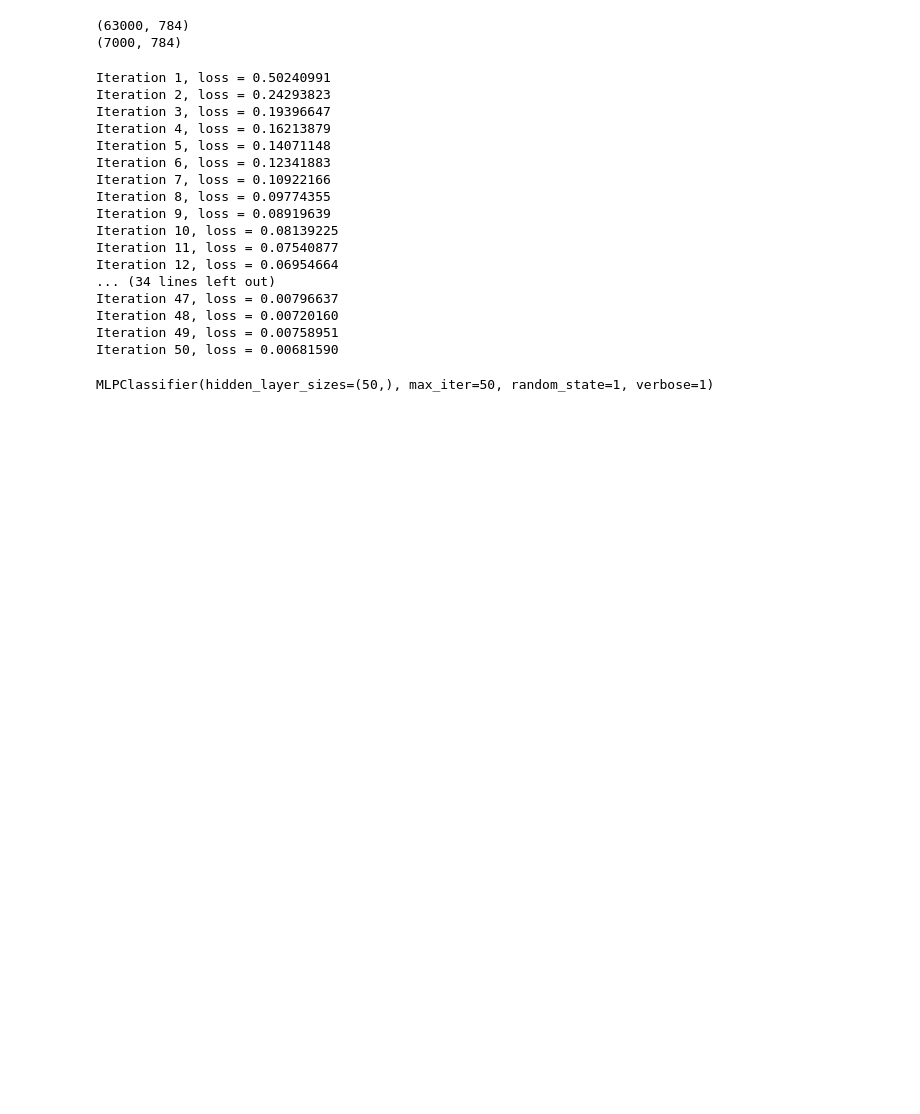
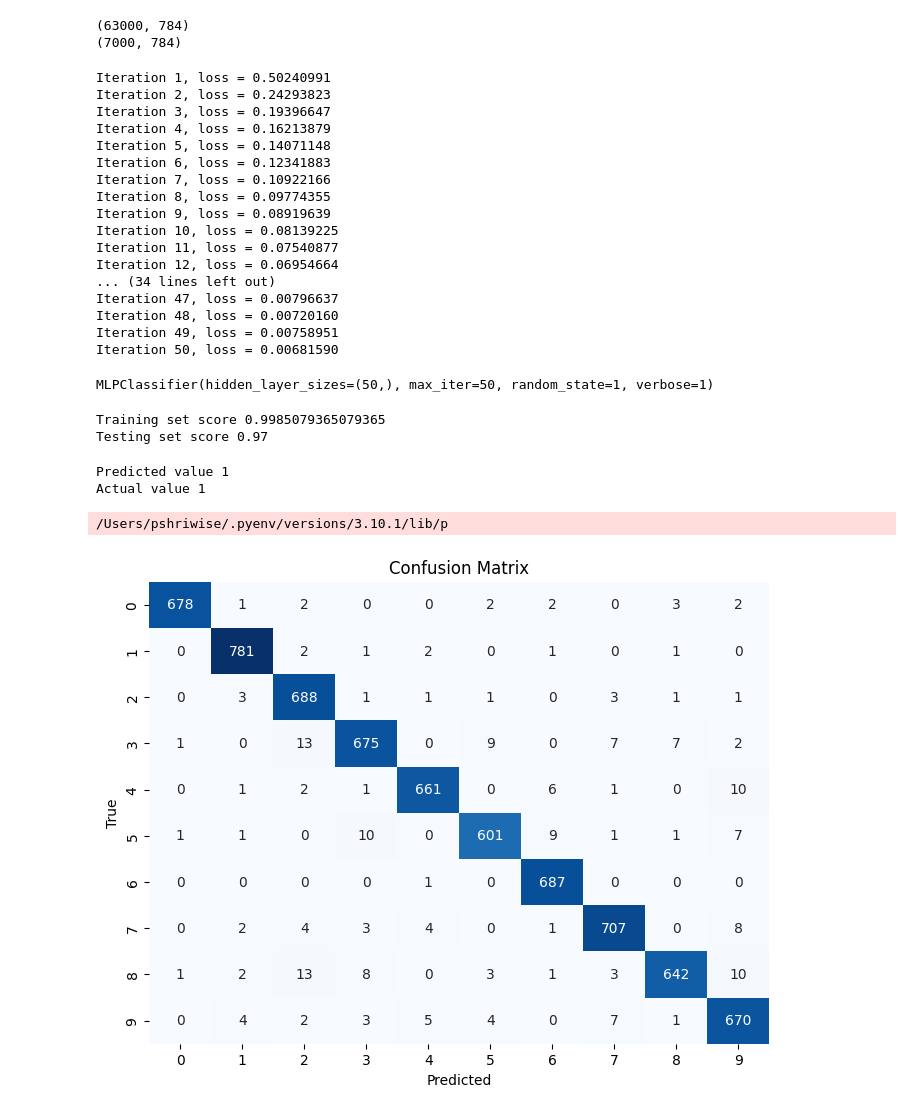
Before and after one commit to pshriwise/uw-ml-workshop-23, a Jupyter notebook: neural_networks.ipynb, the cells around one changed output. Cells and saved outputs as stored; diff of their text form; code cells hidden in the pictures; blank space fills up the shorter version.

```diff
--- a/neural_networks.ipynb
+++ b/neural_networks.ipynb
@@ -82,3 +82,40 @@ Iteration 48, loss = 0.00720160
 Iteration 49, loss = 0.00758951
 Iteration 50, loss = 0.00681590
 MLPClassifier(hidden_layer_sizes=(50,), max_iter=50, random_state=1, verbose=1)
+# %%
+print("Training set score", mlp.score(X_train, y_train))
+print("Testing set score", mlp.score(X_test, y_test))
+# %% [output]
+Training set score 0.9985079365079365
+Testing set score 0.97
+# %%
+index = 0
+test_digit = X_test.iloc[index].to_numpy().reshape(1,784)
+test_digit_prediciton = mlp.predict(test_digit)[0]
+print("Predicted value",test_digit_prediciton)
+print("Actual value",y_test.iloc[index])
+# %% [output]
+Predicted value 1
+Actual value 1
+# %%
+from sklearn.metrics import confusion_matrix
+from matplotlib import pyplot as plt
+import seaborn as sns
+
+preds = []
+
+for image in X_test.iterrows():
+    # image contains a tuple of the row number and image data
+    image = image[1].to_numpy().reshape(1,784)
+    preds.append(mlp.predict(image)[0])
+
+cm = confusion_matrix(y_test,preds)
+plt.figure(figsize=(8, 6))
+sns.heatmap(cm, annot=True, fmt='d', cmap='Blues', cbar=False)
+plt.xlabel('Predicted')
+plt.ylabel('True')
+plt.title('Confusion Matrix')
+plt.show()
+# %% [output]
+/Users/pshriwise/.pyenv/versions/3.10.1/lib/p
+[figure, added]
```
Also changed, not shown: parts of 1 cell of this notebook.
